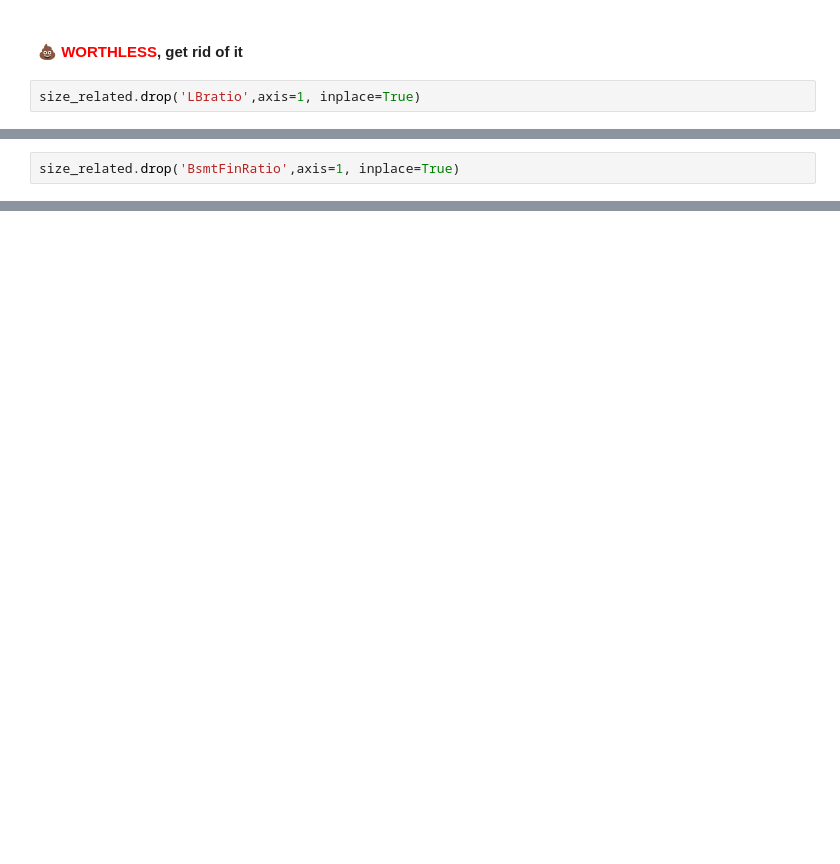
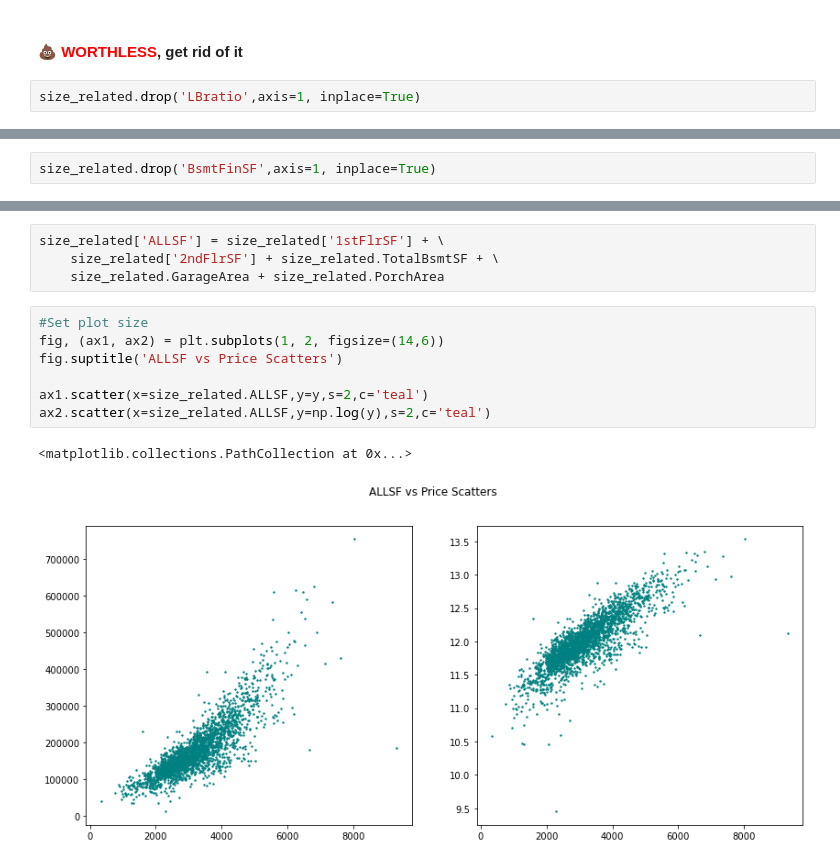
Before and after one commit to dnie44/nycdatascience_ML_project, a Jupyter notebook: daniel/2_EDA_land_general_size_feats.ipynb, the cells around one changed output, grey strips where cells are left out. Drawn from its saved outputs; the diff is of its cells as text; blank space fills up the shorter version.

```diff
--- a/daniel/2_EDA_land_general_size_feats.ipynb
+++ b/daniel/2_EDA_land_general_size_feats.ipynb
@@ -507,2 +584,2 @@ ax2.scatter(x=np.log10(size_related.BsmtFinRatio),y=y,s=2,c='teal')
 # %%
-size_related.drop('BsmtFinRatio',axis=1, inplace=True)
+size_related.drop('BsmtFinSF',axis=1, inplace=True)
@@ -508,0 +588,14 @@ size_related.drop('BsmtFinRatio',axis=1, inplace=True)
+# %%
+size_related['ALLSF'] = size_related['1stFlrSF'] + \
+    size_related['2ndFlrSF'] + size_related.TotalBsmtSF + \
+    size_related.GarageArea + size_related.PorchArea
+# %%
+#Set plot size
+fig, (ax1, ax2) = plt.subplots(1, 2, figsize=(14,6))
+fig.suptitle('ALLSF vs Price Scatters')
+
+ax1.scatter(x=size_related.ALLSF,y=y,s=2,c='teal')
+ax2.scatter(x=size_related.ALLSF,y=np.log(y),s=2,c='teal')
+# %% [output]
+<matplotlib.collections.PathCollection at 0x...>
+[figure, added]
```
Also changed, not shown: parts of 54 cells of this notebook, 4 other files.
